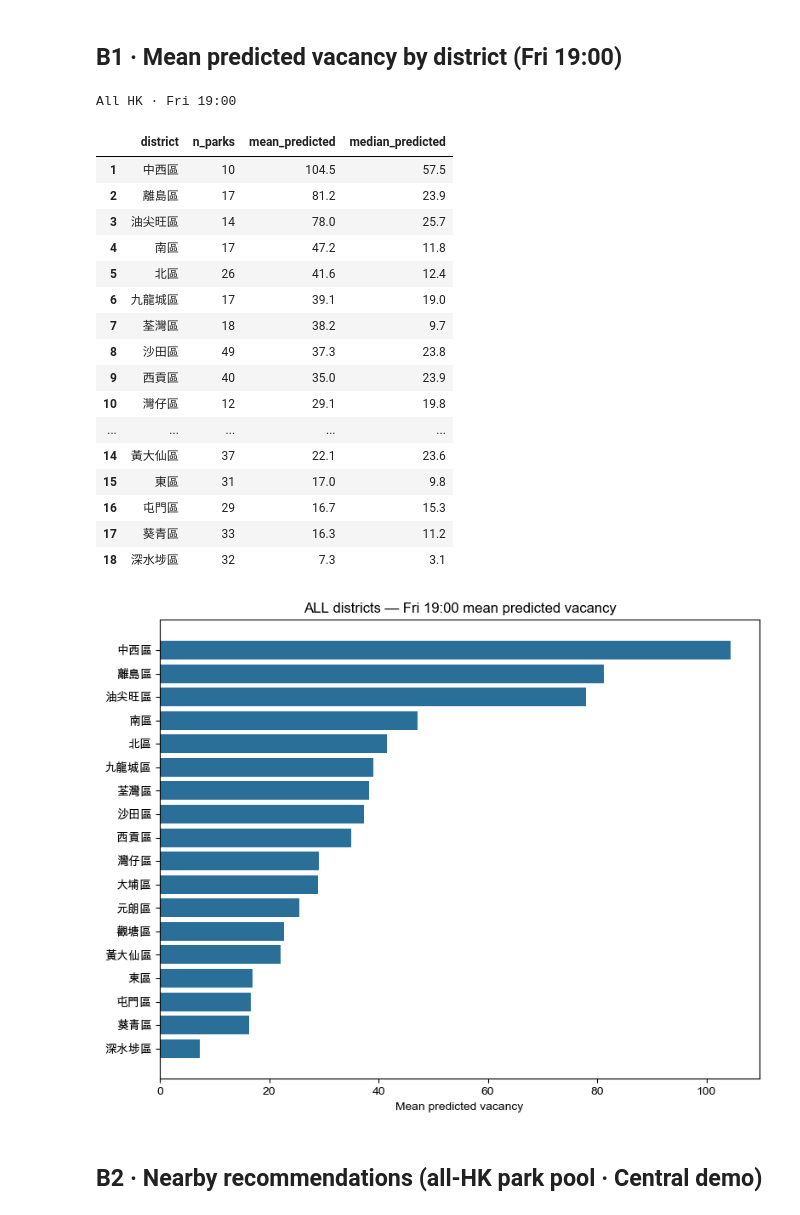
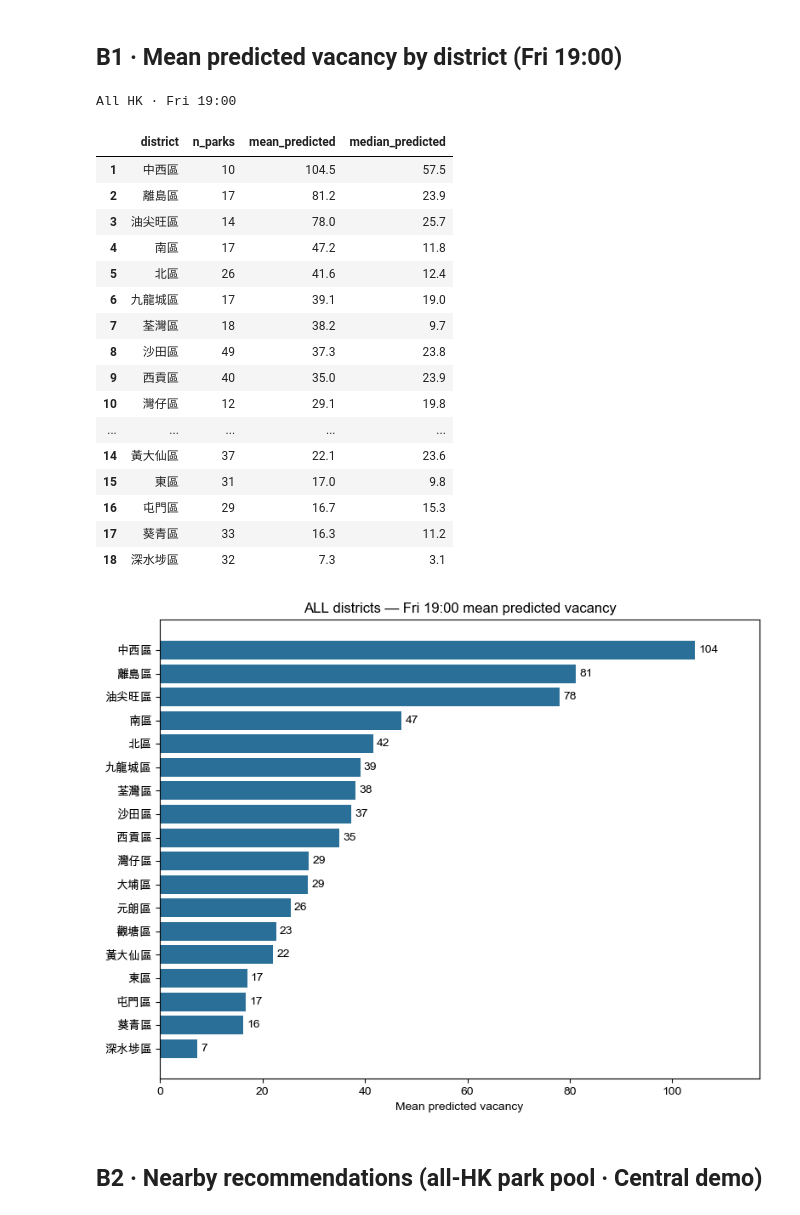
Before and after one commit to keithlky1992/hk-parking-vacancy-prediction, a Jupyter notebook: explore_api_en.ipynb, the cells around one changed output. Saved outputs shown, nothing was run; the diff lists cells and outputs as text; code cells hidden in the pictures.

```diff
--- a/explore_api_en.ipynb
+++ b/explore_api_en.ipynb
@@ -430,35 +446,38 @@ district_rank = (
 )
 district_rank.index += 1
 print(f"All HK · {WEEKDAY_EN[QUERY_DOW]} {QUERY_HOUR}:00")
 display(district_rank)
 
 fig, ax = plt.subplots(figsize=(8, max(4.5, 0.35 * len(district_rank))))
 plot_df = district_rank.iloc[::-1]
-ax.barh(plot_df["district"], plot_df["mean_predicted"], color="#2a6f97")
+bars = ax.barh(plot_df["district"], plot_df["mean_predicted"], color="#2a6f97")
+ax.bar_label(bars, labels=[f"{v:.0f}" for v in plot_df["mean_predicted"]], padding=3)
 ax.set_xlabel("Mean predicted vacancy")
 ax.set_title(f"ALL districts — Fri {QUERY_HOUR}:00 mean predicted vacancy")
+xmax = float(plot_df["mean_predicted"].max())
+ax.set_xlim(0, xmax * 1.12)
 plt.tight_layout()
 plt.show()
 # %% [output]
 All HK · Fri 19:00
 |  | district | n_parks | mean_predicted | median_predicted |
 | 1 | 中西區 | 10 | 104.5 | 57.5 |
 | 2 | 離島區 | 17 | 81.2 | 23.9 |
 | 3 | 油尖旺區 | 14 | 78.0 | 25.7 |
 | 4 | 南區 | 17 | 47.2 | 11.8 |
 | 5 | 北區 | 26 | 41.6 | 12.4 |
 | 6 | 九龍城區 | 17 | 39.1 | 19.0 |
 | 7 | 荃灣區 | 18 | 38.2 | 9.7 |
 | 8 | 沙田區 | 49 | 37.3 | 23.8 |
 | 9 | 西貢區 | 40 | 35.0 | 23.9 |
 | 10 | 灣仔區 | 12 | 29.1 | 19.8 |
 | ... | ... | ... | ... | ... |
 | 14 | 黃大仙區 | 37 | 22.1 | 23.6 |
 | 15 | 東區 | 31 | 17.0 | 9.8 |
 | 16 | 屯門區 | 29 | 16.7 | 15.3 |
 | 17 | 葵青區 | 33 | 16.3 | 11.2 |
 | 18 | 深水埗區 | 32 | 7.3 | 3.1 |
-[figure, old version]
+[figure, new version]
 # %% [markdown]
 ## B2 · Nearby recommendations (all-HK park pool · Central demo)
 # %%
```
Also changed, not shown: parts of 6 cells of this notebook, 6 other files.
